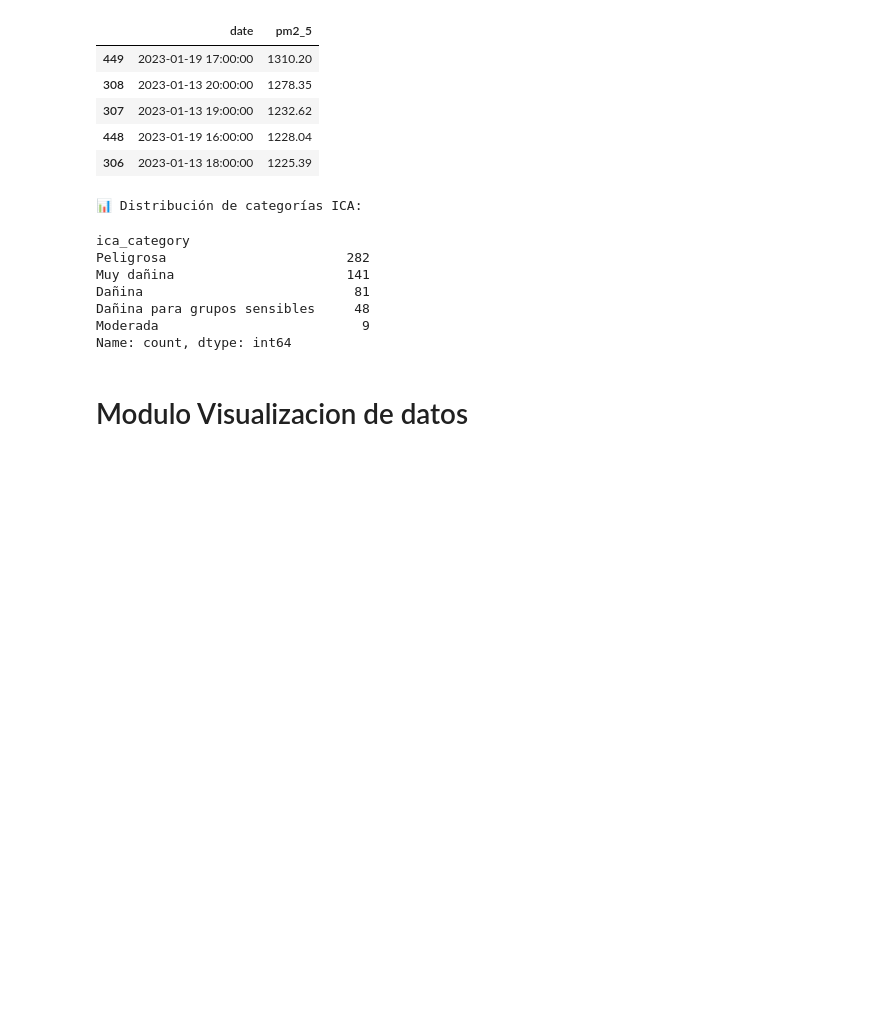
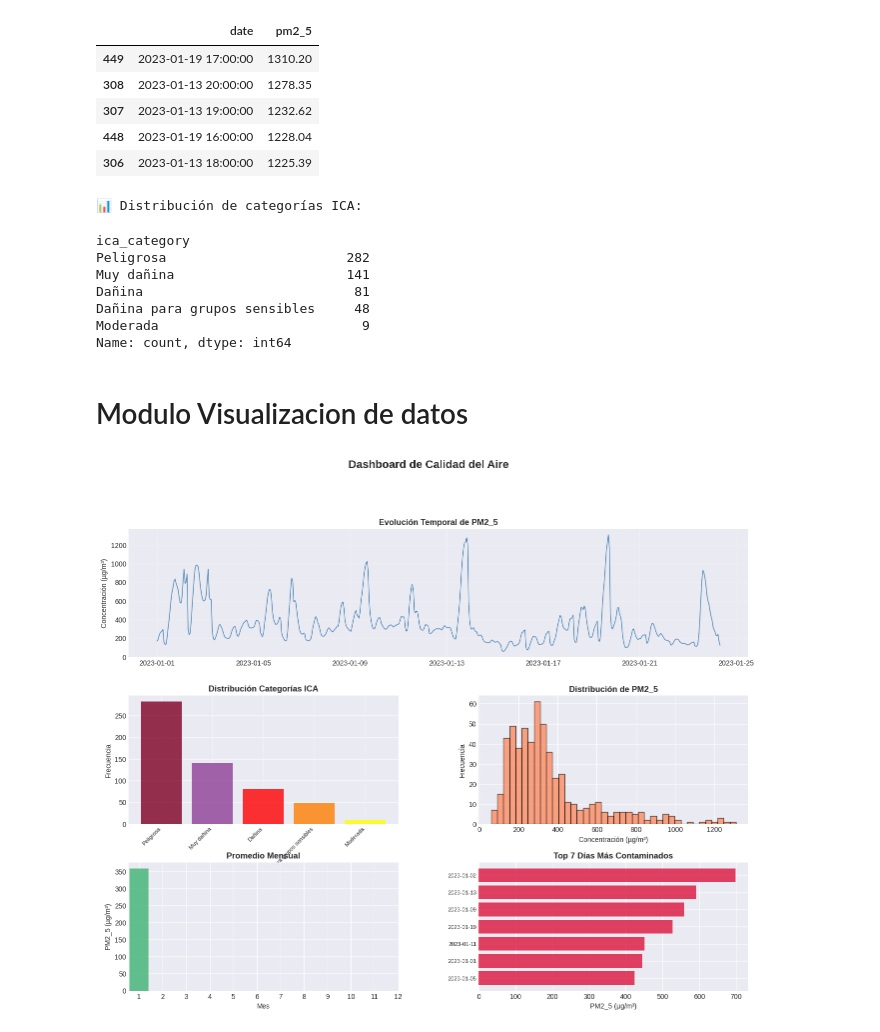
Before and after one commit to gaboUTN34/sic-ecuador-2025-proyectos, a Jupyter notebook: EC03/ANÁLISIS Y VISUALIZACIÓN DE LA CALIDAD DEL AIRE/main.ipynb, the cells around one changed output. Drawn from its saved outputs; the diff is of its cells as text; code cells hidden in the pictures; blank space fills up the shorter version.

Commit message:
fix import

```diff
--- a/EC03/ANÁLISIS Y VISUALIZACIÓN DE LA CALIDAD DEL AIRE/main.ipynb
+++ b/EC03/ANÁLISIS Y VISUALIZACIÓN DE LA CALIDAD DEL AIRE/main.ipynb
@@ -57,4 +81,4 @@ for file in da.list_data_files("data"):
 # %%
 # Cargar de los datos del archivo CSV en un DataFrame
-df_air_quality = da.load_data_csv('data\delhiaqi.csv')
+df_air_quality = da.load_data_csv('data/delhiaqi.csv')
 # %% [output]
@@ -253,16 +269,0 @@ import warnings
-# %%
-# Configuración de estilo
-plt.style.use('seaborn-v0_8-darkgrid')
-sns.set_palette("husl")
-
-# Colores ICA (importados de tu módulo)
-ICA_COLORS = {
-    "Buena": "#00E400",
-    "Moderada": "#FFFF00",
-    "Dañina para grupos sensibles": "#FF7E00",
-    "Dañina": "#FF0000",
-    "Muy dañina": "#8F3F97",
-    "Peligrosa": "#7E0023"
-}
-
-CONTAMINANTES = ['co', 'no', 'no2', 'o3', 'so2', 'pm2_5', 'pm10', 'nh3']
@@ -637,0 +270,4 @@ create_dashboard_summary(df_clean, columna_principal='pm2_5')
+# %%
+dv.create_dashboard_summary(df_clean)
+# %% [output]
+[figure, added]
```
Also changed, not shown: parts of 8 cells of this notebook.
